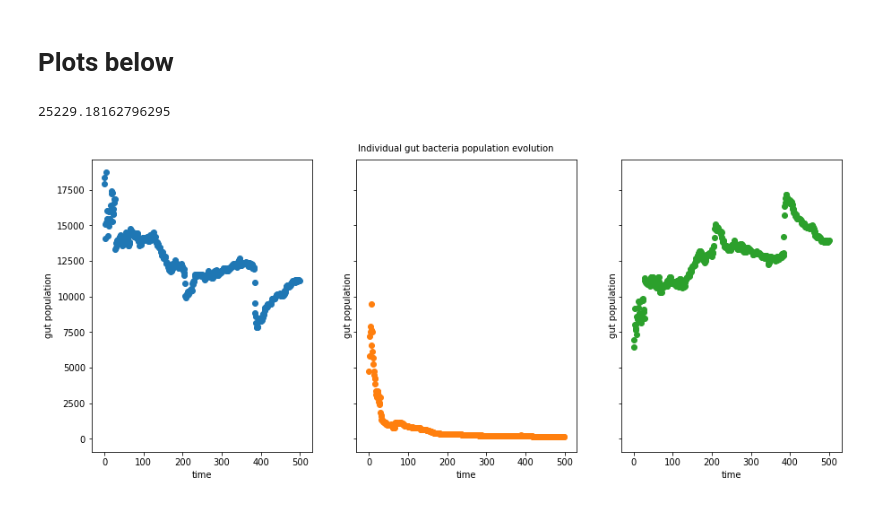
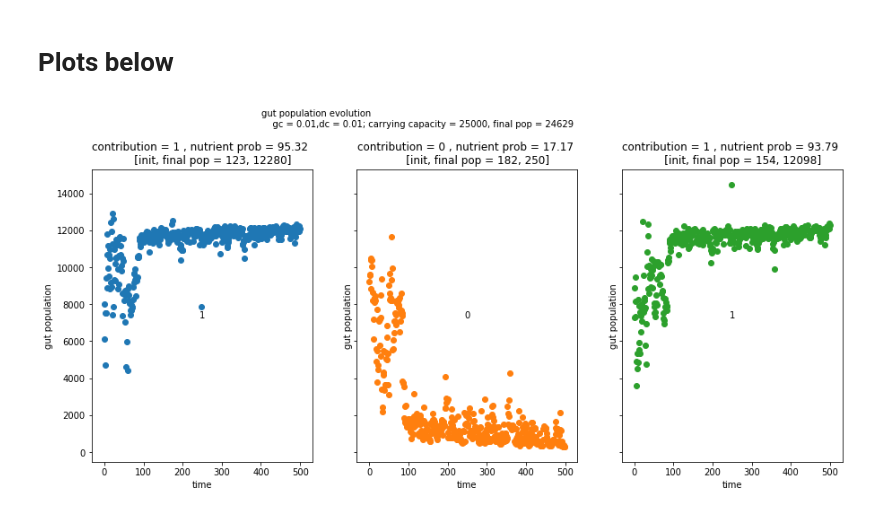
Before and after one commit to GaneshVShinde/GutToyModel, a Jupyter notebook: Code/model-pop-eqn.ipynb, the cells around one changed output. Drawn from its saved outputs; the diff is of its cells as text; code cells hidden in the pictures.

```diff
--- a/Code/model-pop-eqn.ipynb
+++ b/Code/model-pop-eqn.ipynb
@@ -220,4 +214,9 @@ class Behavior:
         return ind
 
     def ingestNutrients(self):
-        self.output = np.random.binomial(1,self.stateSet[self.stateInd])
+        # logic 1: nutrients are operationalised to a binary variable stating the existence of the nutrients -i.e., whether the specified nutrient was ingested or not?
+        # self.output = np.random.binomial(1,self.stateSet[self.stateInd])
+
+        # logic 2: nutrients are real numbers from (0,100) from a normal distribution with mean = current state of the brain [AND a constant variance for all nutrients]
+        var = 0.1
+        self.output = np.random.normal(self.stateSet[self.stateInd],var)*100
@@ -229,7 +233,7 @@ class Gut:
 
         self.nBacteria = nBacteria
         self.pop = np.random.choice(np.arange(100,200),self.nBacteria)
-
+        self.init_pop = self.pop
         self.gc = kwargs.get('gc',0.1)
         self.dc = kwargs.get('dc',0.1)
         self.K = kwargs.get('K',25000)
@@ -259,6 +263,6 @@ if destination == 'drive':
   base_dir = '/content/gdrive/MyDrive/Colab Notebooks/'
 else:
   base_dir = ''
-base_dir = base_dir + '../simulations/'
+base_dir = base_dir + '../simulations/test-code'
 createDir(base_dir)
 # %% [output]
@@ -266,13 +270,14 @@ created directory ../simulations/
 # %%
 
 #change these for every experiment
-folder = base_dir+'exp3/'
+folder = base_dir+'exp1/'
 saveFig = True
 fileFormat ='png'
 plotN = 0 #this variable picks the last "plotN" history for plotting
 nb = 3
+nn = 3
 
-behavior = Behavior(nNutrients=nb,stateSlicer = 6,actionSlicer = 2)
+behavior = Behavior(nNutrients=nn,stateSlicer = 6,actionSlicer = 2)
 brain = Brain(behavior)
 gut = Gut(nBacteria = 3)
 
@@ -280,8 +285,8 @@ nrows = 2 if gut.nBacteria > 3 else 1 # change this if nutirents are more than 4
 ncols = gut.nBacteria//nrows
 
 stepSize = 1
-iterations = 500000
-sim_num = 1
+iterations =  500000
+counter = 0
 n = iterations//stepSize
 gut.gc = 0.01
 gut.dc = 0.01
@@ -359,31 +364,35 @@ Wall time: 2min 33s
 # %%
 #@title
 # one scatter plot for each bacterium population.
 # relevant to trace out the population evolution across timesteps.
 
 def plotPopulation():
-  X = np.arange(sel.size)
+    # one scatter plot for each bacterium population.
+    # relevant to trace out the population evolution across timesteps.
 
-  fig,ax = plt.subplots(nrows,ncols,sharex = True, sharey = True,figsize = (15,6))
-  cm = plt.get_cmap("tab10")
-  ax = ax.ravel()
+    X = np.arange(sel.size)
+    fig,ax = plt.subplots(nrows,ncols,sharex = True, sharey = True,figsize = (15,6))
+    cm = plt.get_cmap("tab10")
+    ax = ax.ravel()
 
-  for i in range(gut.nBacteria):
-    ax[i].scatter(X,gutPopHistory[sel,i],color = cm(i))
-    ax[i].set_ylabel("gut population")
-    ax[i].set_xlabel("time")
+    for i in range(nb):
+      ax[i].scatter(X,gutPopHistory[sel,i],color = cm(i))
+      ax[i].set_ylabel("gut population")
+      ax[i].set_xlabel("time")
+      ax[i].text(0.5, 0.5, gut.contribution[i], horizontalalignment='center', verticalalignment='center',     transform=ax[i].transAxes)
+      ax[i].set_title("""contribution = {0} , nutrient prob = {3:.2f}
+      [init, final pop = {1}, {2:.0f}]""".format(gut.contribution[i],gut.init_pop[i],gut.pop[i], behaviorHistory[:,i].mean()))
 
-  fig.text(0.4,0.9,"Individual gut bacteria population evolution")
-  if saveFig:
-    plt.savefig(folder+'scatter-per-bact-pop'+str(sim_num)+'.'+fileFormat,bbox_inches = 'tight',format= fileFormat)
+    fig.text(0.3,0.99,"""gut population evolution
+    gc = {0:.2f},dc = {1:.2f}; carrying capacity = {3}, final pop = {4:.0f} """.format(gut.gc,gut.dc,epsilon_mod,gut.K, gut.pop.sum()))
+
+    if saveFig:
+      plt.savefig(folder+'scatter-per-bact-pop'+str(counter+1)+'.'+fileFormat,bbox_inches = 'tight',format= fileFormat)
+    # plt.close()
+
+plotPopulation()
+# %% [output]
+[figure, added]
-# %%
-gutPopHistory[-1].sum()
-# %% [output]
-25229.18162796295
-# %%
-plotPopulation()
-# %% [output]
-[figure, removed]
 # %%
 #@title
 # one scatter plot for state history.
```
Also changed, not shown: parts of 10 cells of this notebook, 3 other files.
